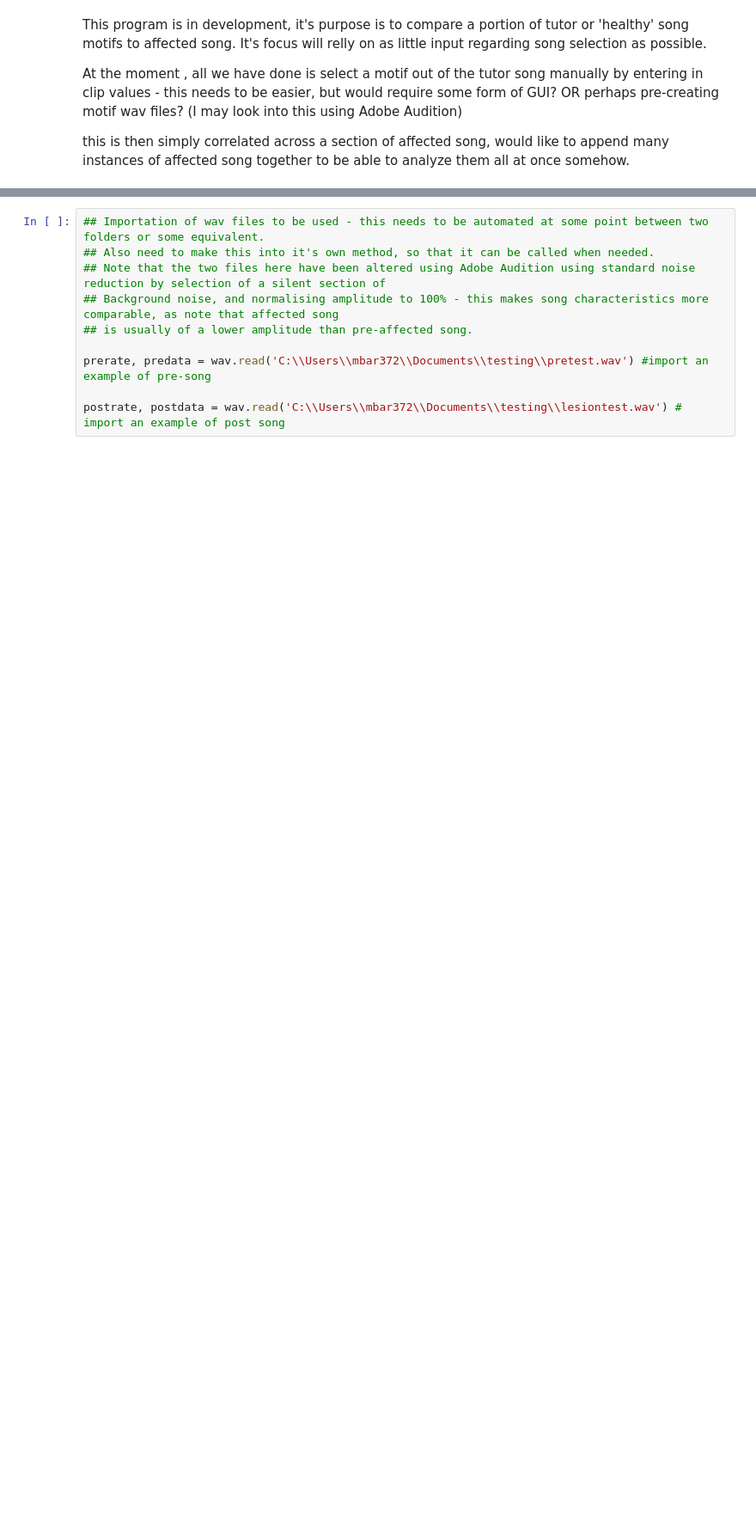
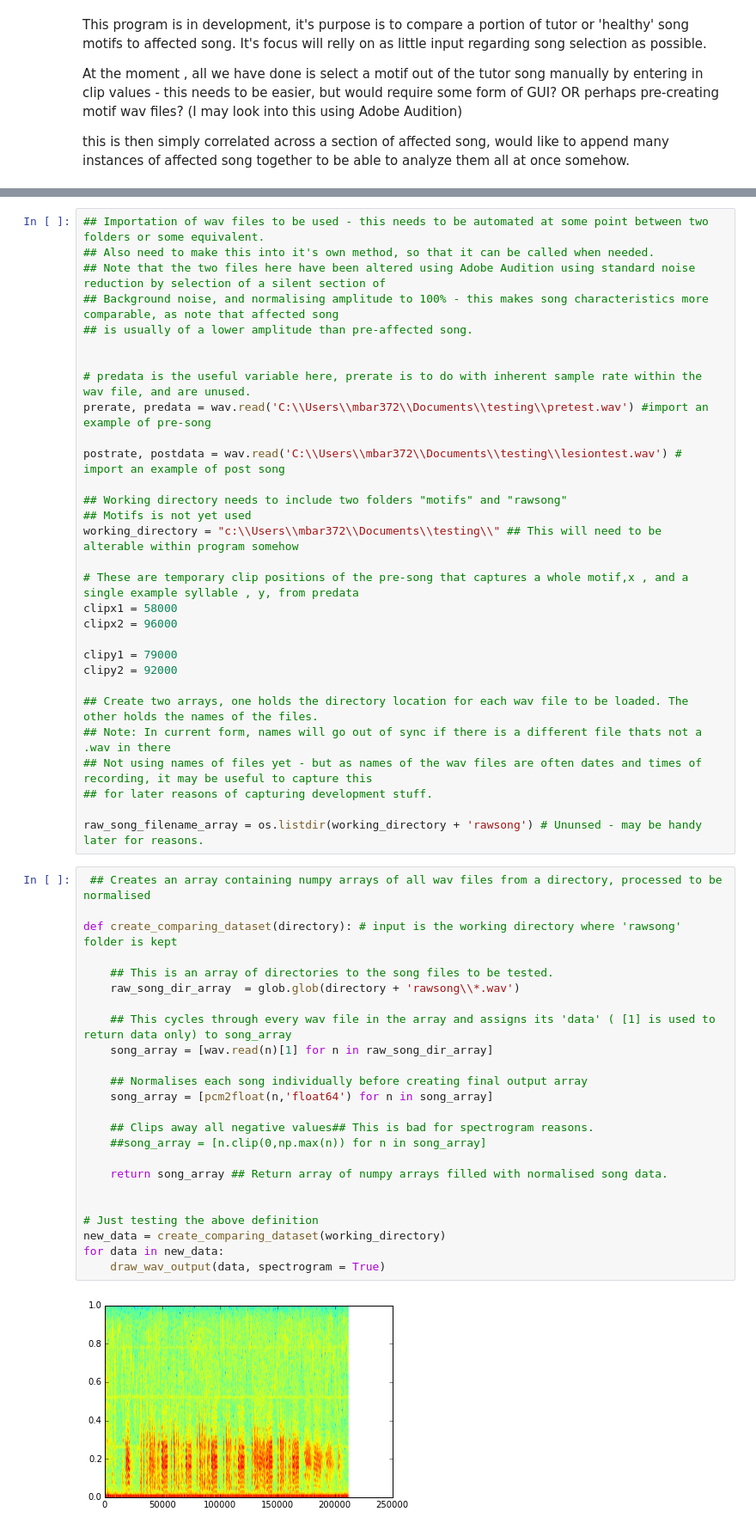
Before and after one commit to BirdMI-UniversityofAuckland/MichaelSandbox, a Jupyter notebook: Birdsong_correl_v1.ipynb, the cells around one changed output, grey strips where cells are left out. Shown at 86% size. Drawn from its saved outputs; the diff is of its cells as text; blank space fills up the shorter version.

```diff
--- a/Birdsong_correl_v1.ipynb
+++ b/Birdsong_correl_v1.ipynb
@@ -21,6 +24,52 @@ import pylab
 ## Background noise, and normalising amplitude to 100% - this makes song characteristics more comparable, as note that affected song
 ## is usually of a lower amplitude than pre-affected song.
 
+
+# predata is the useful variable here, prerate is to do with inherent sample rate within the wav file, and are unused.
 prerate, predata = wav.read('C:\\Users\\mbar372\\Documents\\testing\\pretest.wav') #import an example of pre-song
 
 postrate, postdata = wav.read('C:\\Users\\mbar372\\Documents\\testing\\lesiontest.wav') # import an example of post song
+
+## Working directory needs to include two folders "motifs" and "rawsong"
+## Motifs is not yet used
+working_directory = "c:\\Users\\mbar372\\Documents\\testing\\" ## This will need to be alterable within program somehow
+
+# These are temporary clip positions of the pre-song that captures a whole motif,x , and a single example syllable , y, from predata
+clipx1 = 58000
+clipx2 = 96000
+
+clipy1 = 79000
+clipy2 = 92000
+
+## Create two arrays, one holds the directory location for each wav file to be loaded. The other holds the names of the files.
+## Note: In current form, names will go out of sync if there is a different file thats not a .wav in there
+## Not using names of files yet - but as names of the wav files are often dates and times of recording, it may be useful to capture this
+## for later reasons of capturing development stuff.
+
+raw_song_filename_array = os.listdir(working_directory + 'rawsong') # Ununsed - may be handy later for reasons.
+# %%
+ ## Creates an array containing numpy arrays of all wav files from a directory, processed to be normalised
+
+def create_comparing_dataset(directory): # input is the working directory where 'rawsong' folder is kept
+
+    ## This is an array of directories to the song files to be tested.
+    raw_song_dir_array  = glob.glob(directory + 'rawsong\\*.wav')
+
+    ## This cycles through every wav file in the array and assigns its 'data' ( [1] is used to return data only) to song_array
+    song_array = [wav.read(n)[1] for n in raw_song_dir_array]
+
+    ## Normalises each song individually before creating final output array
+    song_array = [pcm2float(n,'float64') for n in song_array]
+
+    ## Clips away all negative values## This is bad for spectrogram reasons.
+    ##song_array = [n.clip(0,np.max(n)) for n in song_array]
+
+    return song_array ## Return array of numpy arrays filled with normalised song data.
+
+
+# Just testing the above definition
+new_data = create_comparing_dataset(working_directory)
+for data in new_data:
+    draw_wav_output(data, spectrogram = True)
+# %% [output]
+[figure, added]
```
Also changed, not shown: parts of 12 cells of this notebook.
